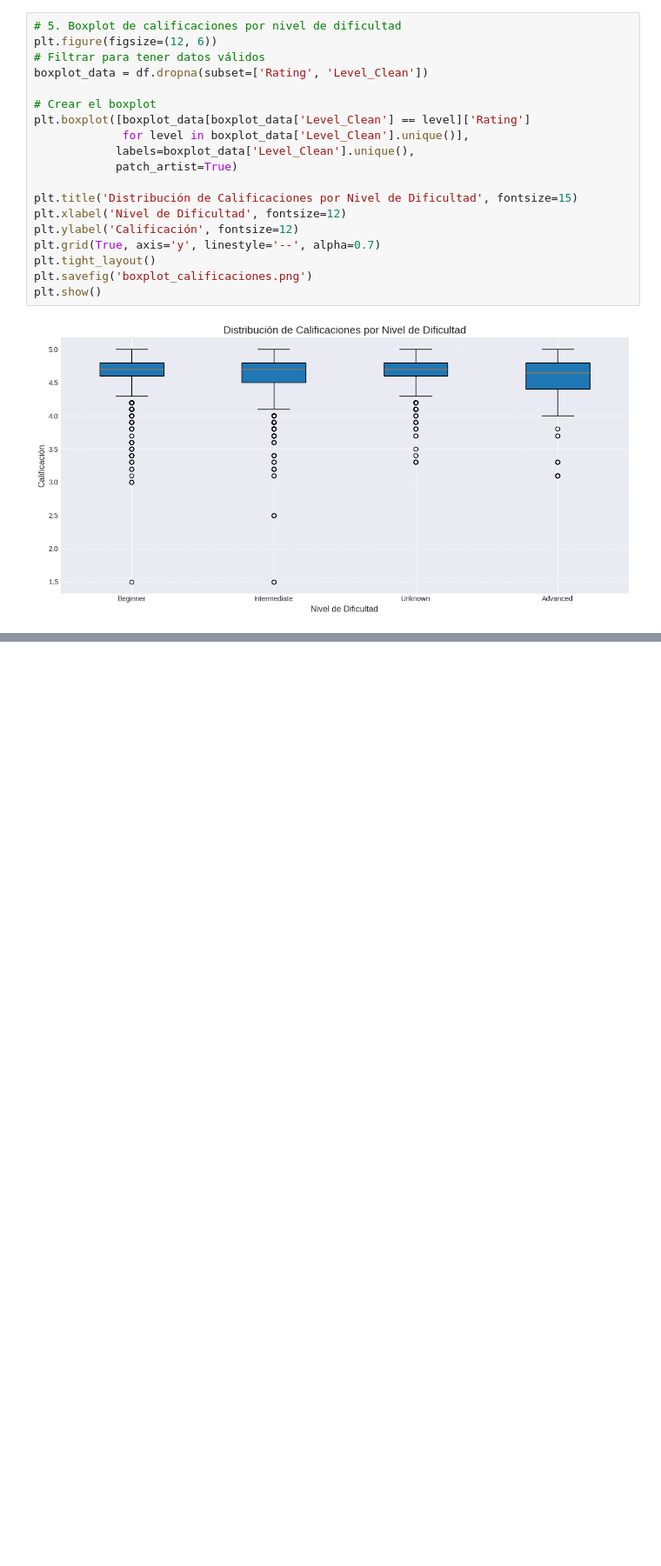
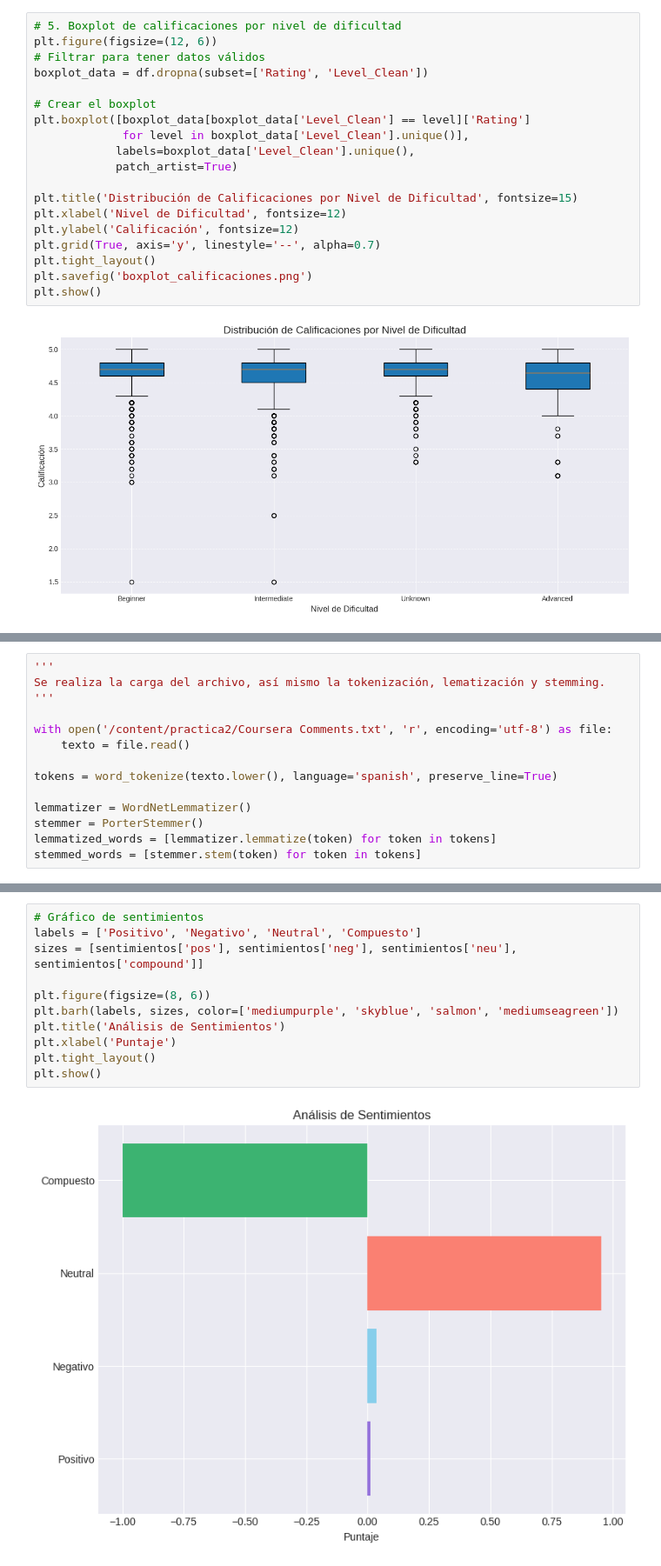
Before and after one commit to KritianWhite/SS2_1S2025_202000173, a Jupyter notebook: practica2/main.ipynb, the cells around one changed output, grey strips where cells are left out. Shown at 87% size. Drawn from its saved outputs; the diff is of its cells as text; blank space fills up the shorter version.

```diff
--- a/practica2/main.ipynb
+++ b/practica2/main.ipynb
@@ -284,0 +336,14 @@ plt.show()
+# %%
+'''
+Se realiza la carga del archivo, así mismo la tokenización, lematización y stemming.
+'''
+
+with open('/content/practica2/Coursera Comments.txt', 'r', encoding='utf-8') as file:
+    texto = file.read()
+
+tokens = word_tokenize(texto.lower(), language='spanish', preserve_line=True)
+
+lemmatizer = WordNetLemmatizer()
+stemmer = PorterStemmer()
+lemmatized_words = [lemmatizer.lemmatize(token) for token in tokens]
+stemmed_words = [stemmer.stem(token) for token in tokens]
@@ -284,0 +428,13 @@ plt.show()
+# %%
+# Gráfico de sentimientos
+labels = ['Positivo', 'Negativo', 'Neutral', 'Compuesto']
+sizes = [sentimientos['pos'], sentimientos['neg'], sentimientos['neu'], sentimientos['compound']]
+
+plt.figure(figsize=(8, 6))
+plt.barh(labels, sizes, color=['mediumpurple', 'skyblue', 'salmon', 'mediumseagreen'])
+plt.title('Análisis de Sentimientos')
+plt.xlabel('Puntaje')
+plt.tight_layout()
+plt.show()
+# %% [output]
+[figure, added]
```
Also changed, not shown: parts of 8 cells of this notebook, 9 other files.
